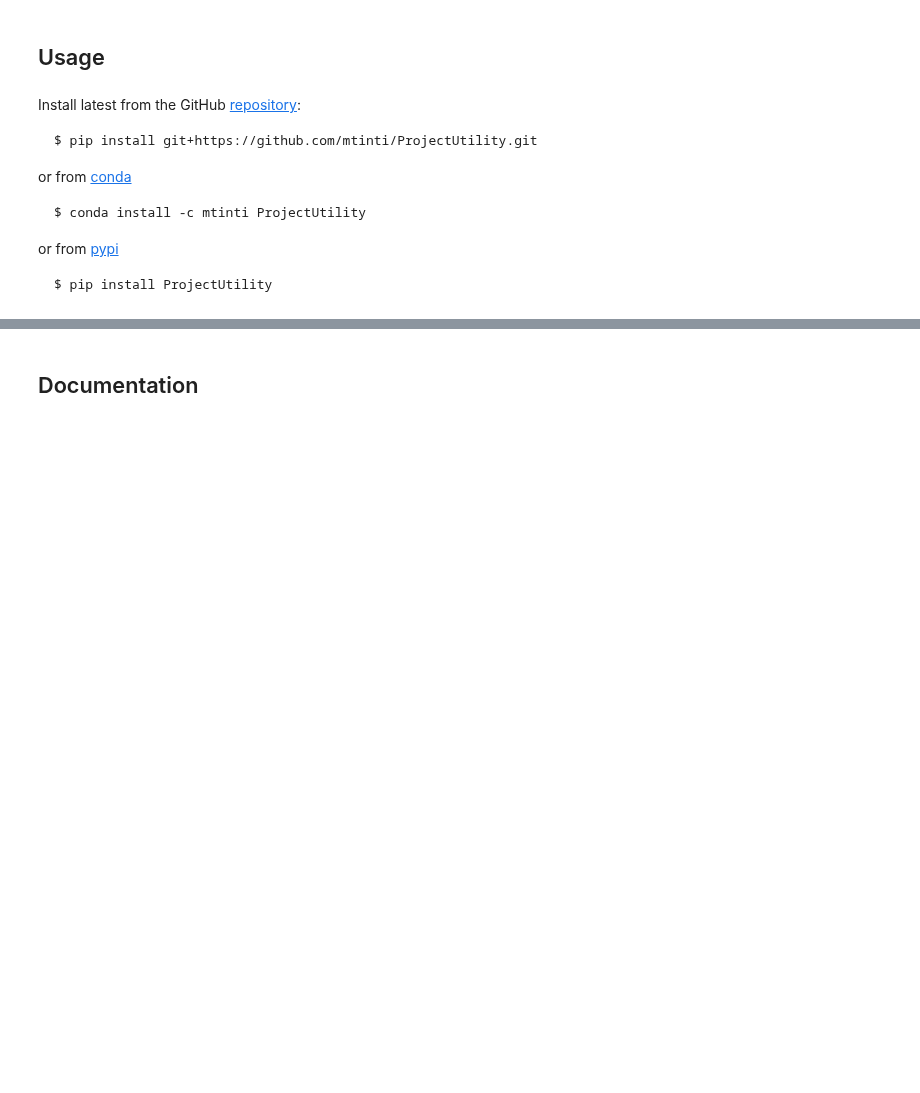
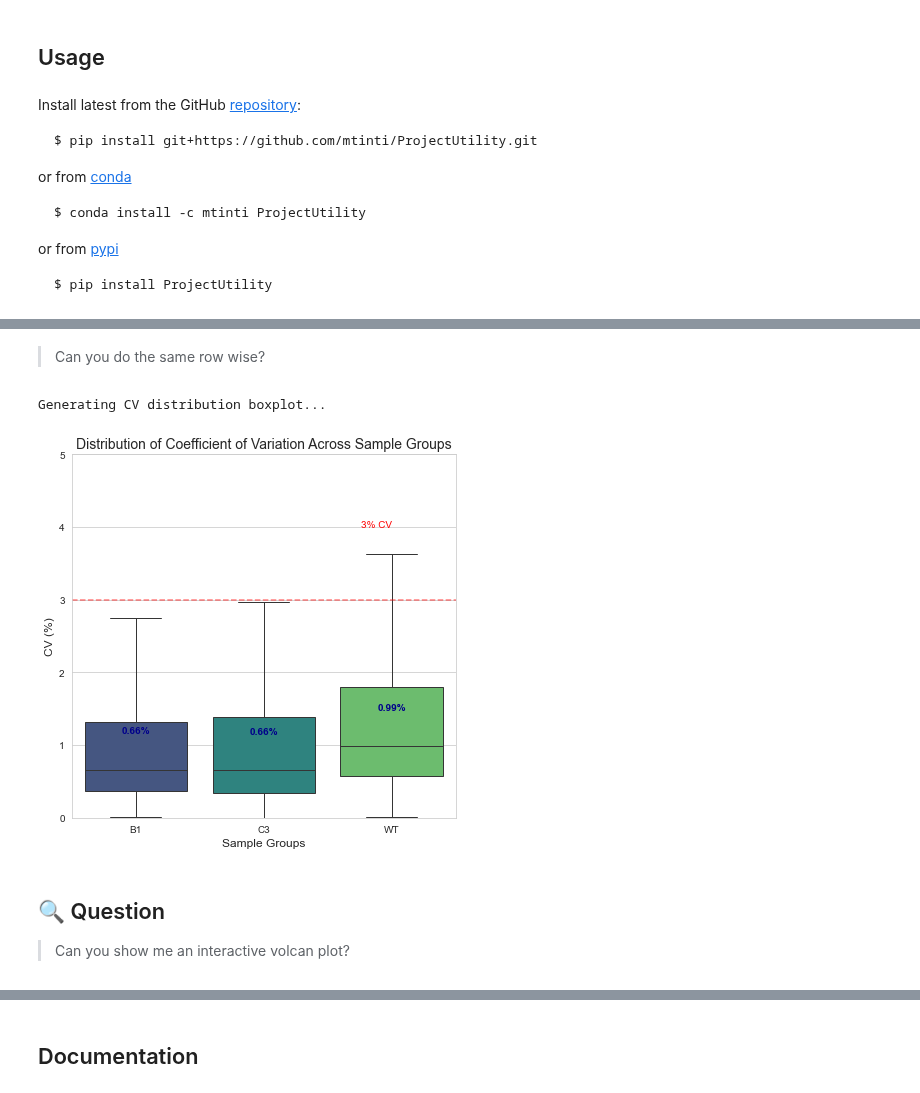
Before and after one commit to mtinti/ProjectUtility, a Jupyter notebook: nbs/index.ipynb, the cells around one changed output, grey strips where cells are left out. Cells and saved outputs as stored; diff of their text form; code cells hidden in the pictures; blank space fills up the shorter version.

```diff
--- a/nbs/index.ipynb
+++ b/nbs/index.ipynb
@@ -65,0 +119,25 @@ $ pip install ProjectUtility
+# %% [markdown]
+> Can you do the same row wise?
+# %%
+cv_distribution = analyzer.calculate_cv_distribution(exclude_zeros=True)
+# Create the CV boxplot
+print("\nGenerating CV distribution boxplot...")
+fig2 = analyzer.plot_cv_boxplot(
+    min_y=0,  # Minimum y-axis value
+    max_y=5,  # Maximum y-axis value
+    figsize=(6, 6),
+    color_palette="viridis",
+    display_median=True,
+    reference_line=3,
+    title="Distribution of Coefficient of Variation Across Sample Groups"
+)
+
+# Show plots
+plt.tight_layout()
+plt.show()
+# %% [output]
+Generating CV distribution boxplot...
+[figure, added]
+# %% [markdown]
+## 🔍 Question
+> Can you show me an interactive volcan plot?
```
Also changed, not shown: parts of 12 cells of this notebook, 13 other files.
